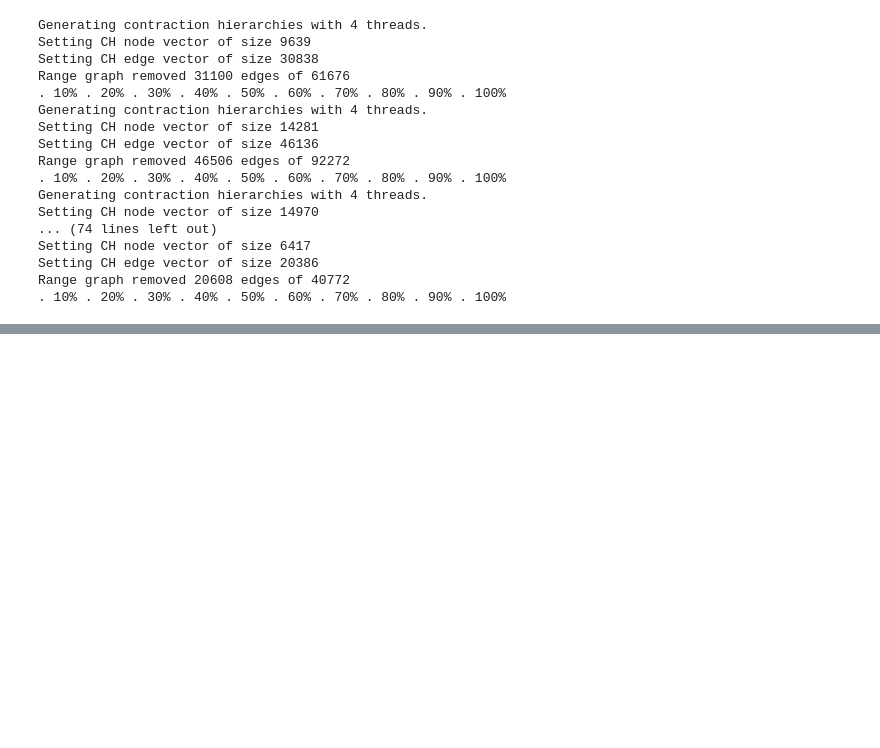
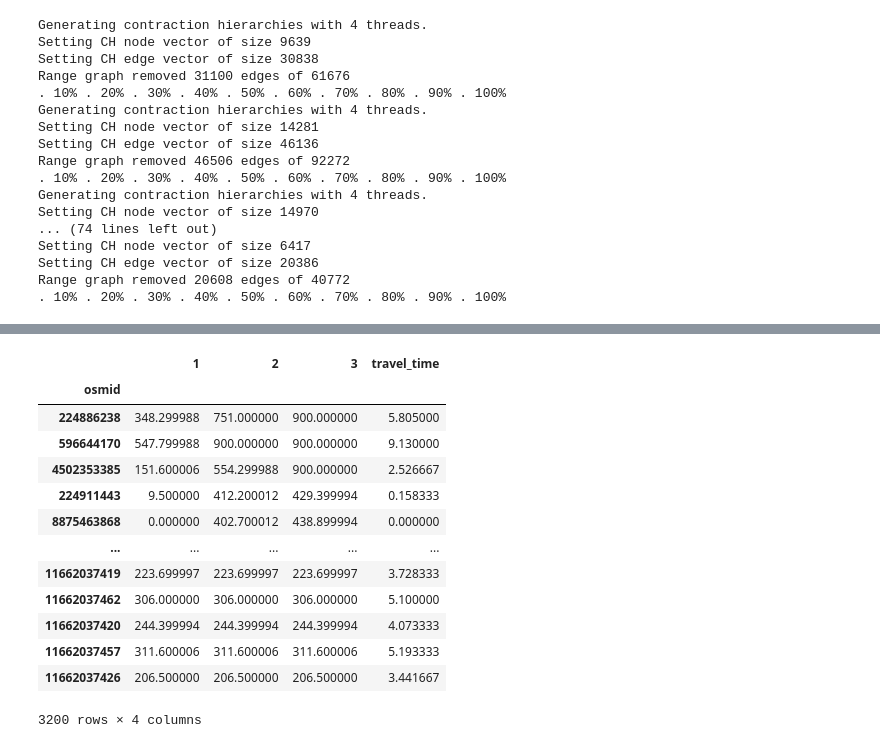
Before and after one commit to michelo200/GDS_project_deployment, a Jupyter notebook: initial_analysis/walking_discances_automated_caro.ipynb, the cells around one changed output, grey strips where cells are left out. Saved outputs shown, nothing was run; the diff lists cells and outputs as text; code cells hidden in the pictures; blank space fills up the shorter version.

```diff
--- a/initial_analysis/walking_discances_automated_caro.ipynb
+++ b/initial_analysis/walking_discances_automated_caro.ipynb
@@ -195,0 +174,17 @@ len(distances_anjou)
+# %%
+distances_anjou
+# %% [output]
+|  | 1 | 2 | 3 | travel_time |
+| osmid |  |  |  |  |
+| 224886238 | 348.299988 | 751.000000 | 900.000000 | 5.805000 |
+| 596644170 | 547.799988 | 900.000000 | 900.000000 | 9.130000 |
+| 4502353385 | 151.600006 | 554.299988 | 900.000000 | 2.526667 |
+| 224911443 | 9.500000 | 412.200012 | 429.399994 | 0.158333 |
+| 8875463868 | 0.000000 | 402.700012 | 438.899994 | 0.000000 |
+| ... | ... | ... | ... | ... |
+| 11662037419 | 223.699997 | 223.699997 | 223.699997 | 3.728333 |
+| 11662037462 | 306.000000 | 306.000000 | 306.000000 | 5.100000 |
+| 11662037420 | 244.399994 | 244.399994 | 244.399994 | 4.073333 |
+| 11662037457 | 311.600006 | 311.600006 | 311.600006 | 5.193333 |
+| 11662037426 | 206.500000 | 206.500000 | 206.500000 | 3.441667 |
+3200 rows × 4 columns
```
Also changed, not shown: parts of 17 cells of this notebook.
